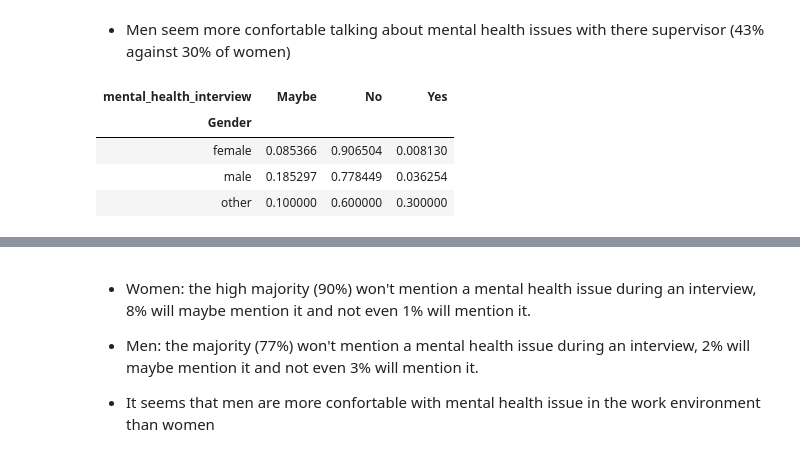
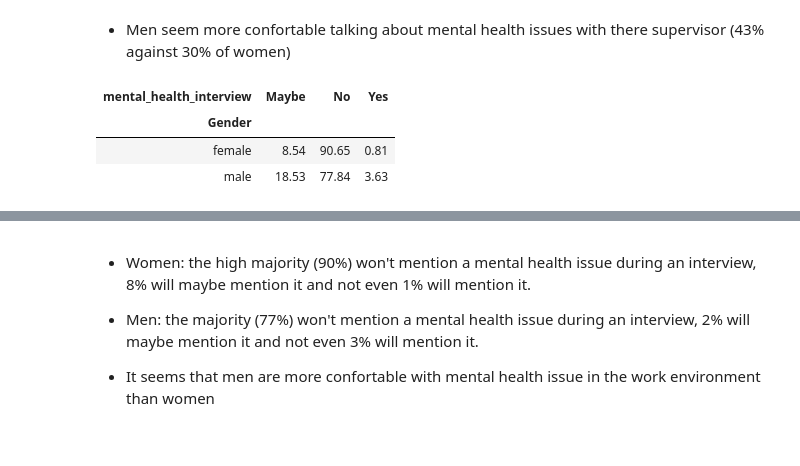
Before and after one commit to chriszapp/data-squad-32_EDA, a Jupyter notebook: Attitude towards mental health.ipynb, the cells around one changed output, grey strips where cells are left out. Saved outputs shown, nothing was run; the diff lists cells and outputs as text; code cells hidden in the pictures.

```diff
--- a/Attitude towards mental health.ipynb
+++ b/Attitude towards mental health.ipynb
@@ -98,4 +97,5 @@ Unbalanced population between men and women - use relative number
 gender_att = tech[['Gender', 'treatment', 'mental_health_consequence', 'coworkers',
                   'supervisor', 'mental_health_interview', 'mental_vs_physical']]
 
-gender_att
+# drop others
+gender_att = gender_att.loc[gender_att['Gender'] != 'other']
@@ -172,11 +184,11 @@ crosstab_supervisor
 - Men seem more confortable talking about mental health issues with there supervisor (43% against 30% of women)
 # %%
 # Gender and mental_health_interview
-crosstab_mental_health_interview = pd.crosstab(index=gender_att["Gender"], columns=gender_att['mental_health_interview'], normalize='index')
+crosstab_mental_health_interview = pd.crosstab(index=gender_att["Gender"], columns=gender_att['mental_health_interview'], normalize='index')\
+    .round(4)*100
 crosstab_mental_health_interview
 # %% [output]
 | mental_health_interview | Maybe | No | Yes |
 | Gender |  |  |  |
-| female | 0.085366 | 0.906504 | 0.008130 |
-| male | 0.185297 | 0.778449 | 0.036254 |
-| other | 0.100000 | 0.600000 | 0.300000 |
+| female | 8.54 | 90.65 | 0.81 |
+| male | 18.53 | 77.84 | 3.63 |
```
Also changed, not shown: parts of 18 cells of this notebook.
